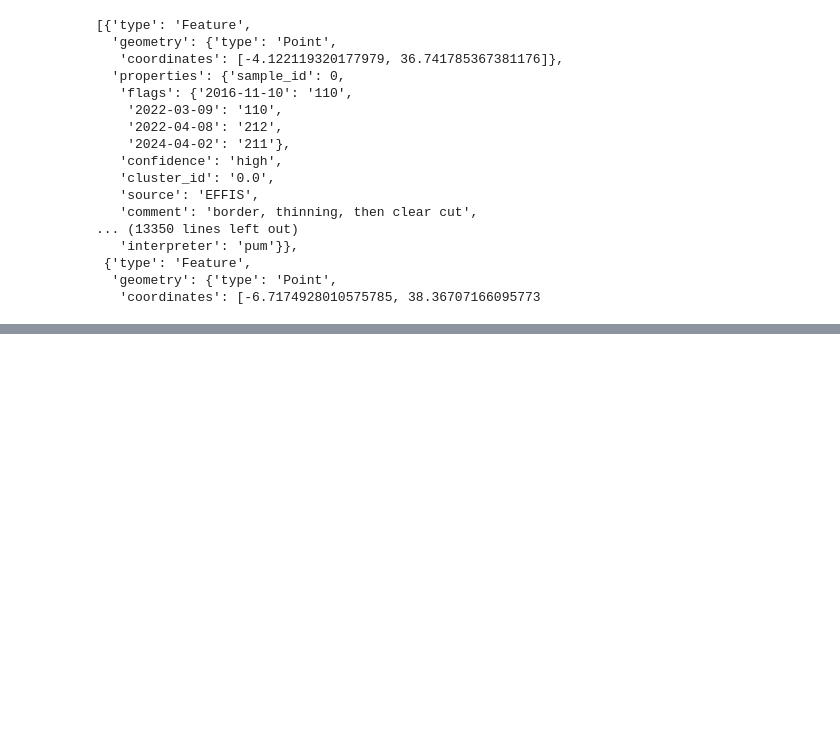
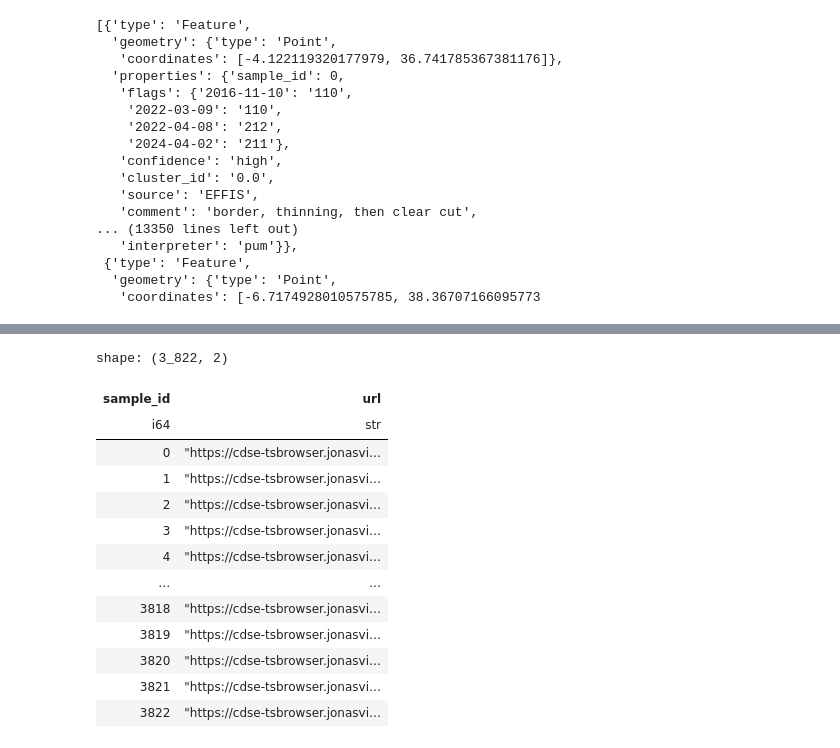
Before and after one commit to JR-DIGITAL/DISFOR, a Jupyter notebook: notebooks/6_cdse_time_series.ipynb, the cells around one changed output, grey strips where cells are left out. Drawn from its saved outputs; the diff is of its cells as text; code cells hidden in the pictures; blank space fills up the shorter version.

Commit message:
Added exploration notebook with links to cdse-tsbrowser

```diff
--- a/notebooks/6_cdse_time_series.ipynb
+++ b/notebooks/6_cdse_time_series.ipynb
@@ -218,0 +263,37 @@ with open("test.geojson", "w") as fp:
+# %%
+query_params = {}
+# %%
+query_params["start"] = campaign_schema.pop("startDate")
+query_params["end"] = campaign_schema.pop("endDate")
+campaign_schema["campaign"] = campaign_schema.pop("name")
+# %%
+query_params["schema"] = json.dumps(campaign_schema, separators=(",", ":"))
+# %%
+urls = []
+for feature in campaign_setup["features"]:
+    query_params["lon"] = feature["geometry"]["coordinates"][0]
+    query_params["lat"] = feature["geometry"]["coordinates"][1]
+    query_params["sample"] = json.dumps(feature["properties"], separators=(",", ":"))
+    urls.append(
+        {
+            "sample_id": feature["properties"]["sample_id"],
+            "url": base_url + urllib.parse.urlencode(query_params),
+        }
+    )
+# %%
+pl.DataFrame(urls)
+# %% [output]
+shape: (3_822, 2)
+| sample_id | url |
+| i64 | str |
+| 0 | "https://cdse-tsbrowser.jonasvi… |
+| 1 | "https://cdse-tsbrowser.jonasvi… |
+| 2 | "https://cdse-tsbrowser.jonasvi… |
+| 3 | "https://cdse-tsbrowser.jonasvi… |
+| 4 | "https://cdse-tsbrowser.jonasvi… |
+| … | … |
+| 3818 | "https://cdse-tsbrowser.jonasvi… |
+| 3819 | "https://cdse-tsbrowser.jonasvi… |
+| 3820 | "https://cdse-tsbrowser.jonasvi… |
+| 3821 | "https://cdse-tsbrowser.jonasvi… |
+| 3822 | "https://cdse-tsbrowser.jonasvi… |
```
Also changed, not shown: parts of 7 cells of this notebook, 6 other files.
